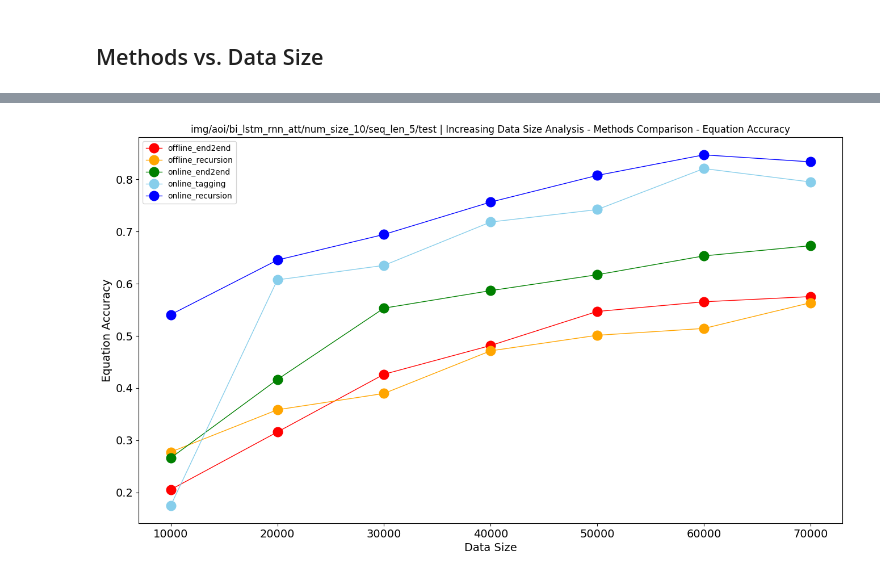
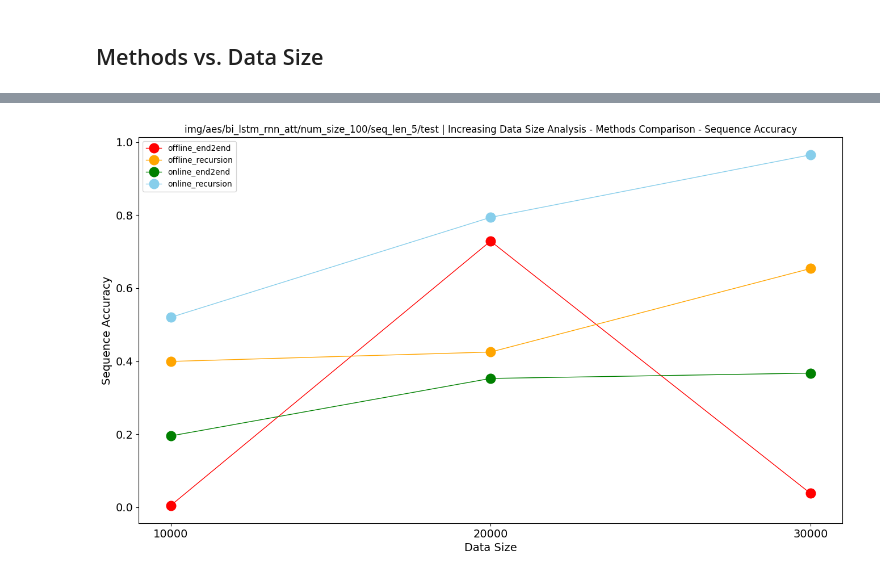
Before and after one commit to ShiningLab/Recurrent-Text-Editing, a Jupyter notebook: main/res/evaluation_plot.ipynb, the cells around one changed output, grey strips where cells are left out. Cells and saved outputs as stored; diff of their text form; code cells hidden in the pictures.

```diff
--- a/main/res/evaluation_plot.ipynb
+++ b/main/res/evaluation_plot.ipynb
@@ -207,11 +214,11 @@ log/aoi/online/transformer/end2end/num_size_10/seq_len_5/data_size_20000/test.tx
 data_dict = {k: parse_log(v) for k, v in raw_data_dict.items()}
 # %%
 # 'Epoch', 'Step', 'Loss', 'Equation Accuracy', 'Token Accuracy', 'Sequence Accuracy'
-criteria = 'Equation Accuracy'
+criteria = 'Token Accuracy'
 criteria_dict = {}
 for c in candidates:
     label = '_'.join(c)
-    key = LOG_PATH.format(c[0], c[1])
+    key = LOG_PATH.format(c[0], c[1], c[2])
     criteria_list = [data[criteria] for data in data_dict[key]]
     criteria_dict[label] = criteria_list
 # %%
@@ -252,11 +259,11 @@ candidates = [
 # aoi, nss
 data_src = 'nss'
 model_name = 'bi_lstm_rnn_att'
-num_size = 10
+num_size = 100
 data_size = 10000
-min_seq_len = 25
+min_seq_len = 5
 max_seq_len = 30
-val_or_test = 'val' # val, test
+val_or_test = 'test' # val, test
 # %%
 # define path for end2end
 LOG_PATH = os.path.join(
@@ -337,16 +356,17 @@ candidates = [
     ['offline', 'recursion'],
     ['online', 'end2end'],
 #     ['offline', 'tagging'],
-    ['online', 'tagging'],
+#     ['online', 'tagging'],
     ['online', 'recursion']
 ]
-# aoi, nss
-data_src = 'aoi'
+# aes, nss, aoi
+data_src = 'aes'
+# transformer, bi_lstm_rnn_att
 model_name = 'bi_lstm_rnn_att'
-num_size = 10
+num_size = 100
 seq_len = 5
 min_data_size = 10000
-max_data_size = 70000
+max_data_size = 30000
 val_or_test = 'test' # val, test
 # %%
 # define path for end2end
@@ -391,7 +406,7 @@ log/aoi/online/bi_lstm_rnn_att/recursion/num_size_10/seq_len_5/data_size_70000/t
 data_dict = {k: parse_log(v) for k, v in raw_data_dict.items()}
 # %%
 # 'Epoch', 'Step', 'Loss', 'Equation Accuracy', 'Token Accuracy', 'Sequence Accuracy'
-criteria = 'Equation Accuracy'
+criteria = 'Sequence Accuracy'
 criteria_dict = {}
 for c in candidates:
     label = '_'.join(c)
@@ -408,26 +423,26 @@ print(criteria_dict)
 # %%
 colors = ['red', 'orange', 'green', 'skyblue', 'blue', 'magenta', 'purple']
 save_path = os.path.join(
     'img',
     '{}'.format(data_src),
     model_name,
     'num_size_{}'.format(num_size),
     'seq_len_{}'.format(seq_len),
     val_or_test)
 
 if not os.path.exists(save_path): os.makedirs(save_path)
 
 title = 'Increasing Data Size Analysis - Methods Comparison - {}'.format(criteria)
 
 show_plot(
     data_dict=criteria_dict,
     colors=colors,
     title=title,
     xlabel='Data Size',
     ylabel=criteria,
     save_path=save_path,
-    yticks=range(min_data_size, max_data_size+1, 10000),
+    xticks=range(min_data_size, max_data_size+1, 10000),
     marker=True
 )
 # %% [output]
-[figure, old version]
+[figure, new version]
```
Also changed, not shown: parts of 13 cells of this notebook, 42 other files.
